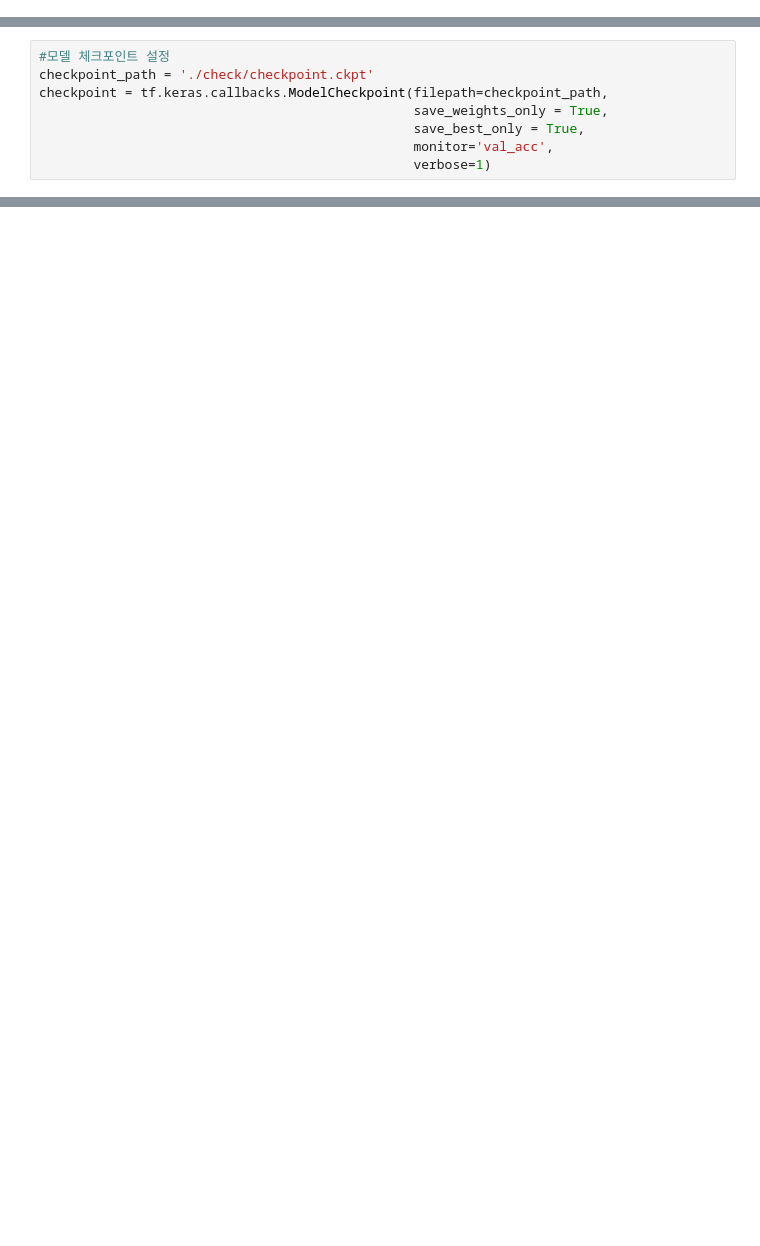
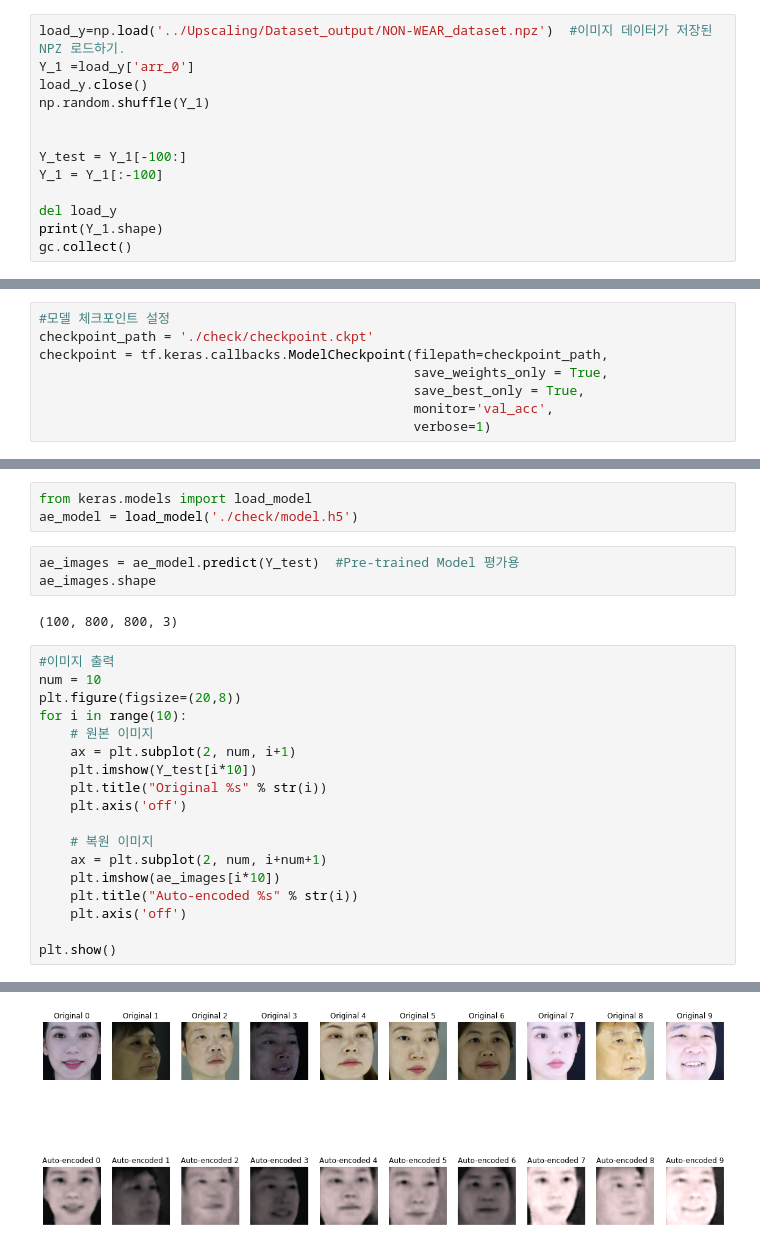
Before and after one commit to CSID-DGU/2021-1-OSSP1-Debugger-4, a Jupyter notebook: Training_K_Face_model_with_Server.ipynb, the cells around one changed output, grey strips where cells are left out. Drawn from its saved outputs; the diff is of its cells as text; blank space fills up the shorter version.

Commit message:
Changed Model in Servert
Model used in plass-lab server.

```diff
--- a/Training_K_Face_model_with_Server.ipynb
+++ b/Training_K_Face_model_with_Server.ipynb
@@ -35,3 +20,16 @@ gc.collect()
+# %%
+load_y=np.load('../Upscaling/Dataset_output/NON-WEAR_dataset.npz')  #이미지 데이터가 저장된 NPZ 로드하기.
+Y_1 =load_y['arr_0']
+load_y.close()
+np.random.shuffle(Y_1)
+
+
+Y_test = Y_1[-100:]
+Y_1 = Y_1[:-100]
+
+del load_y
+print(Y_1.shape)
+gc.collect()
 # %%
 gpus = tf.config.experimental.list_physical_devices('GPU')
 if gpus:
@@ -137,0 +197,27 @@ history = ae_model.fit(Y_1,
+# %%
+from keras.models import load_model
+ae_model = load_model('./check/model.h5')
+# %%
+ae_images = ae_model.predict(Y_test)  #Pre-trained Model 평가용
+ae_images.shape
+# %% [output]
+(100, 800, 800, 3)
+# %%
+#이미지 출력
+num = 10
+plt.figure(figsize=(20,8))
+for i in range(10):
+    # 원본 이미지
+    ax = plt.subplot(2, num, i+1)
+    plt.imshow(Y_test[i*10])
+    plt.title("Original %s" % str(i))
+    plt.axis('off')
+
+    # 복원 이미지
+    ax = plt.subplot(2, num, i+num+1)
+    plt.imshow(ae_images[i*10])
+    plt.title("Auto-encoded %s" % str(i))
+    plt.axis('off')
+
+plt.show()
+# %% [output]
@@ -137,0 +230 @@ history = ae_model.fit(Y_1,
+[figure, added]
```
Also changed, not shown: parts of 8 cells of this notebook.
